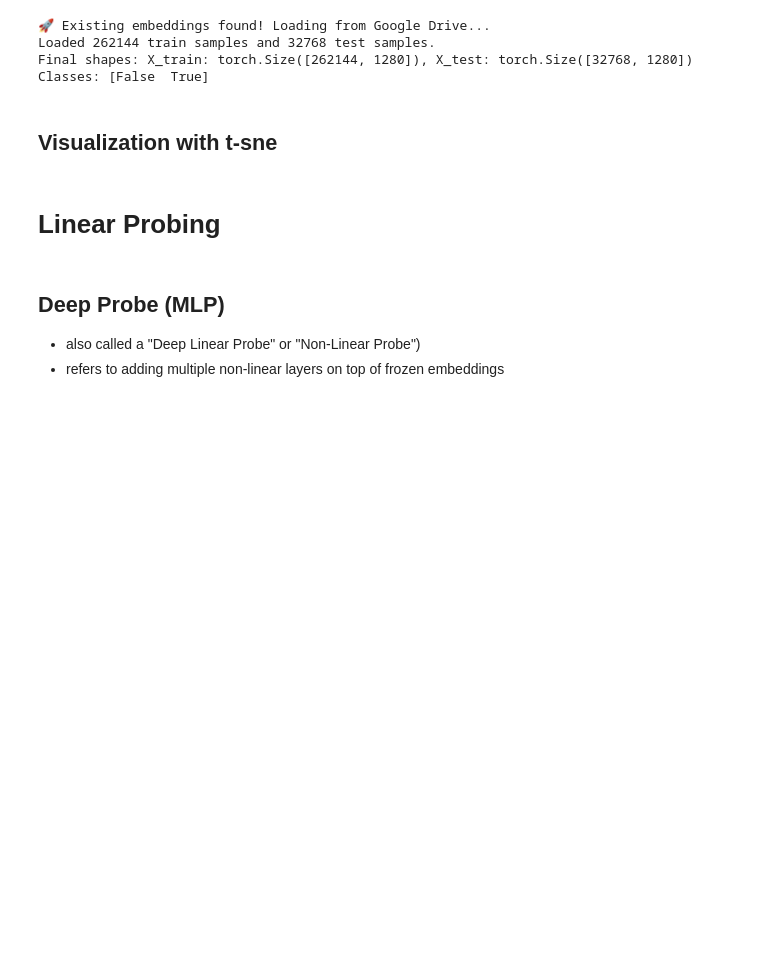
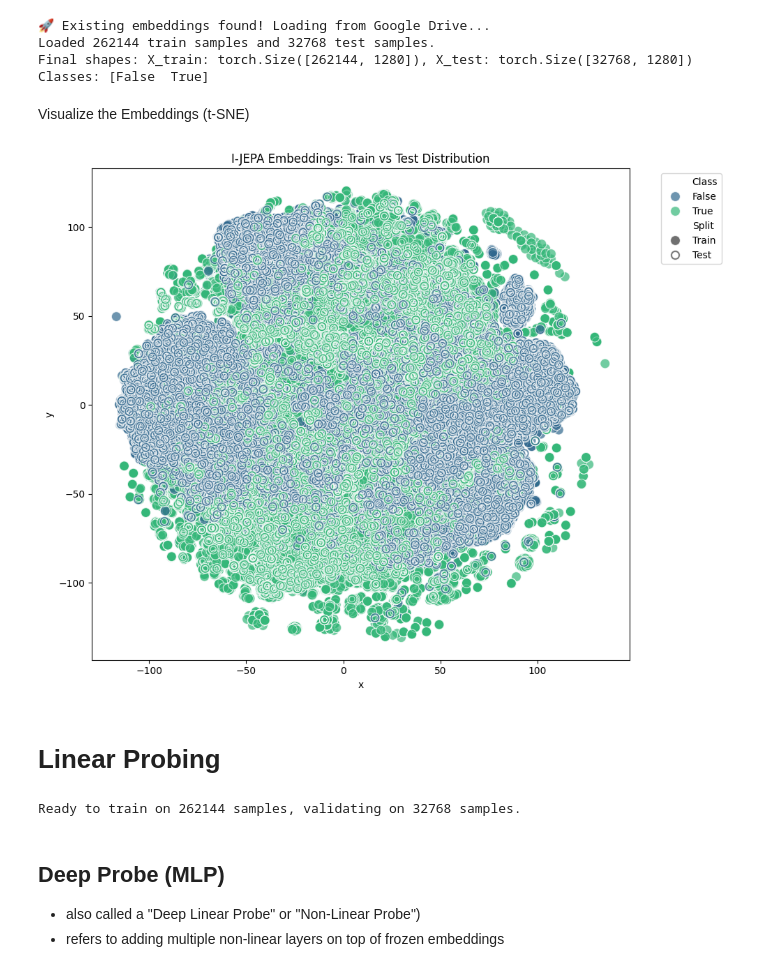
Before and after one commit to kimdesok/I-JEPA, a Jupyter notebook: I_JEPA_Tutorial.ipynb, the cells around one changed output. Drawn from its saved outputs; the diff is of its cells as text; code cells hidden in the pictures; blank space fills up the shorter version.

```diff
--- a/I_JEPA_Tutorial.ipynb
+++ b/I_JEPA_Tutorial.ipynb
@@ -248,8 +245,6 @@ print(f"Classes: {label_encoder.classes_}")
 Loaded 262144 train samples and 32768 test samples.
 Final shapes: X_train: torch.Size([262144, 1280]), X_test: torch.Size([32768, 1280])
 Classes: [False  True]
-# %% [markdown]
-## Visualization with t-sne
 # %%
 import seaborn as sns
 import numpy as np
@@ -264,7 +259,7 @@ import torch
 from sklearn.decomposition import PCA
 from sklearn.manifold import TSNE
 
-if(RUN_MODE != "Deep Full"):
+if(RUN_MODE != "x"):
     # Safely move data to CPU and convert to NumPy
     X_combined = torch.cat([X_train, X_test], dim=0).detach().cpu().numpy()
 
@@ -292,28 +287,32 @@ if(RUN_MODE != "Deep Full"):
         'Class': combined_labels,
         'Split': split_tags
     })
+# %% [markdown]
+Visualize the Embeddings (t-SNE)
 # %%
-if(RUN_MODE!="Deep Full"):
+if(RUN_MODE!="x"):
   plt.figure(figsize=(10, 8))
 
   # Map hue to Class (Color) and style to Split (Marker Shape)
   # 'o' is solid circle, '$\circ$' is a TeX-style hollow circle
   sns.scatterplot(
       data=tsne_df,
       x='x',
       y='y',
       hue='Class',
       style='Split',
       markers={'Train': 'o', 'Test': '$\\circ$'},
       palette='viridis',
       s=100,
       alpha=0.7
   )
 
   plt.title("I-JEPA Embeddings: Train vs Test Distribution")
   plt.legend(bbox_to_anchor=(1.05, 1), loc='upper left')
   plt.tight_layout()
   plt.show()
+# %% [output]
+[figure, added]
 # %%
 from sklearn.metrics import (
     classification_report, confusion_matrix,
@@ -384,7 +374,16 @@ class LinearProbe(nn.Module):
         return self.fc(x)
 
 if(RUN_MODE!="Deep Full"):
-  # Initialize the Linear Probe
+  # Use already filtered tensors ---
+  # num_classes was determined by fitting the label_encoder globally
+  num_classes = len(label_encoder.classes_)
+
+  # --- Step B: Create DataLoader for Training ---
+  # Only the training data needs to be batched and shuffled
+  train_dataset = TensorDataset(X_train, y_train)
+  train_loader = DataLoader(train_dataset, batch_size=32, shuffle=True)
+
+  # --- Step C: Initialize the Linear Probe ---
   input_dim = X_train.shape[1]  # Should be 1280 for I-JEPA ViT-H/14
   model_probe = LinearProbe(input_dim, num_classes).to(device)
 
@@ -392,6 +391,8 @@ if(RUN_MODE!="Deep Full"):
   optimizer = optim.Adam(model_probe.parameters(), lr=0.05)
 
   print(f"Ready to train on {len(X_train)} samples, validating on {len(X_test)} samples.")
+# %% [output]
+Ready to train on 262144 samples, validating on 32768 samples.
 # %%
 import time
 
```
Also changed, not shown: parts of 15 cells of this notebook.
